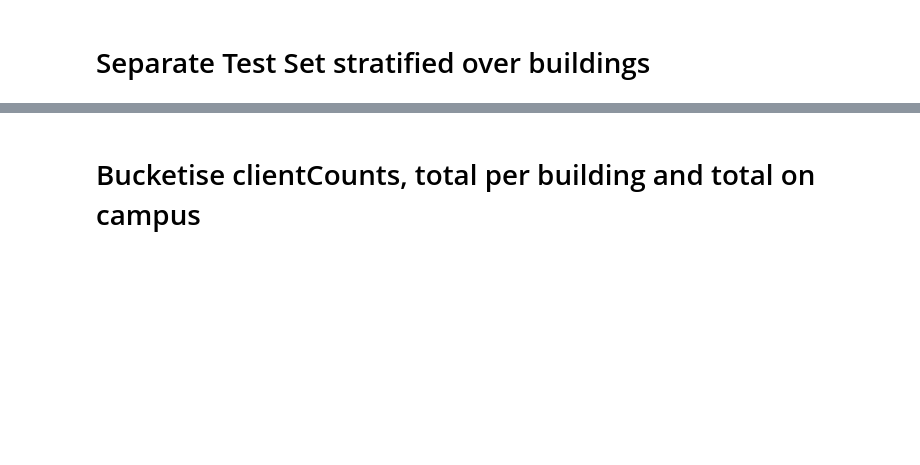
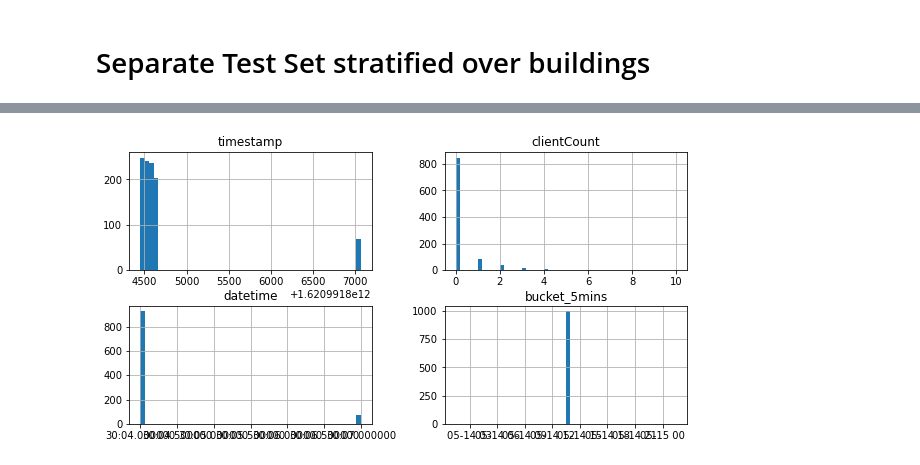
Before and after one commit to sebranchett/wifi_blog, a Jupyter notebook: WiFi_blog.ipynb, the cells around one changed output, grey strips where cells are left out. Cells and saved outputs as stored; diff of their text form; code cells hidden in the pictures; blank space fills up the shorter version.

```diff
--- a/WiFi_blog.ipynb
+++ b/WiFi_blog.ipynb
@@ -101,2 +176,7 @@ print(strat_train_set)
-# %% [markdown]
-# Bucketise clientCounts, total per building and total on campus
+# %%
+%matplotlib inline
+import matplotlib.pyplot as plt
+all_data.hist(bins=50, figsize=(10,5))
+plt.show()
+# %% [output]
+[figure, added]
```
Also changed, not shown: parts of 12 cells of this notebook.
